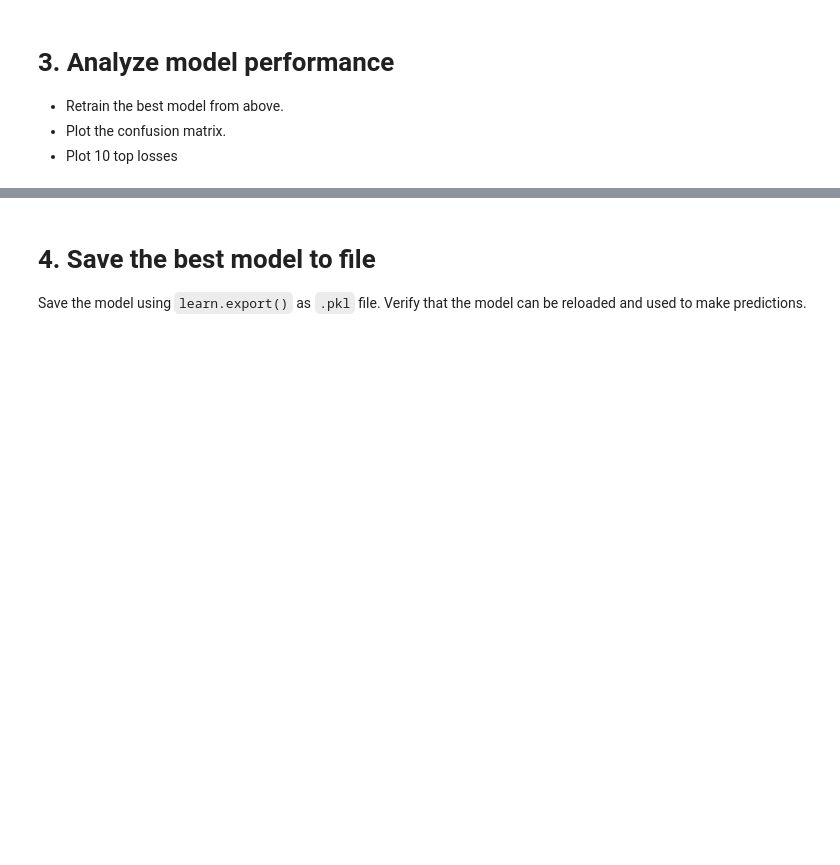
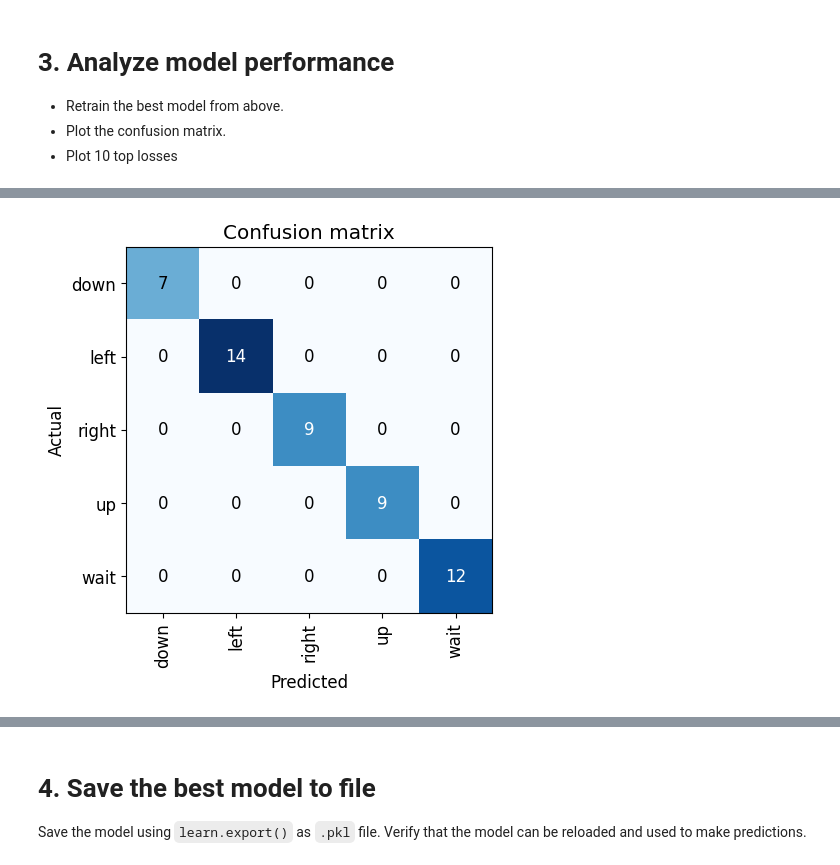
Before and after one commit to HashirYaqoob/ENDG310-Project-1-F2023, a Jupyter notebook: a3_model_training.ipynb, the cells around one changed output, grey strips where cells are left out. Drawn from its saved outputs; the diff is of its cells as text; code cells hidden in the pictures; blank space fills up the shorter version.

```diff
--- a/a3_model_training.ipynb
+++ b/a3_model_training.ipynb
@@ -67,3 +137,6 @@ Train the model with each learning rate using `fine_tune` with 10-15 epochs
 - Retrain the best model from above.
 - Plot the confusion matrix.
 - Plot 10 top losses
+# %%
+model = vision_learner(photos_dls, arch=resnet18, metrics=error_rate, lr=1e-1)
+model.fine_tune(12)
@@ -69,0 +159,4 @@ Train the model with each learning rate using `fine_tune` with 10-15 epochs
+# %%
+inter = ClassificationInterpretation.from_learner(model)
+inter.plot_confusion_matrix()
+# %% [output]
@@ -69,0 +165 @@ Train the model with each learning rate using `fine_tune` with 10-15 epochs
+[figure, added]
```
Also changed, not shown: parts of 18 cells of this notebook.
